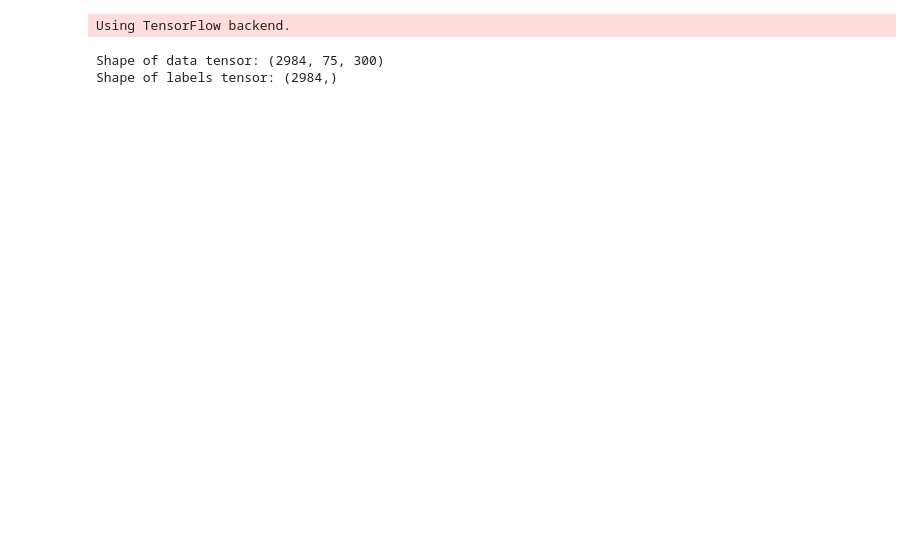
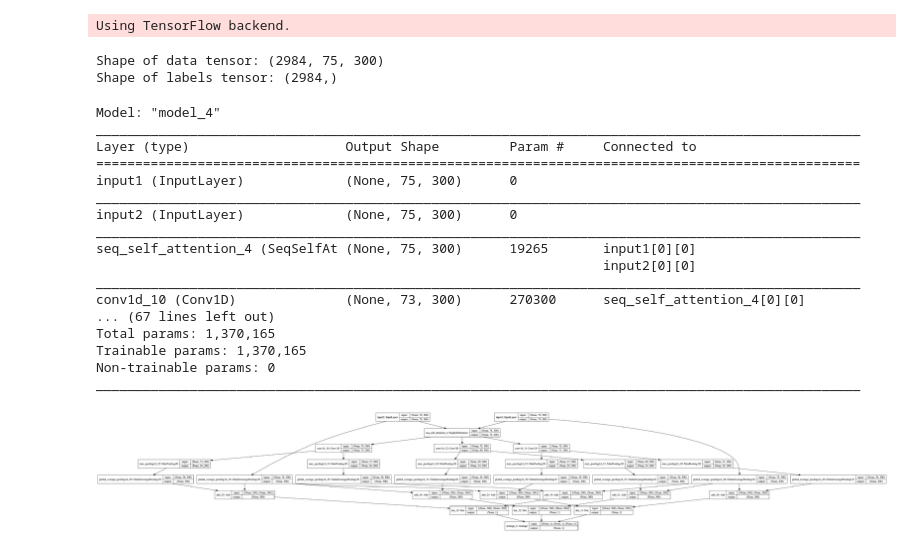
Before and after one commit to Keiichi-S/STS_Multi_filters_CNN, a Jupyter notebook: Multi-filters-CNN.ipynb, the cells around one changed output. Drawn from its saved outputs; the diff is of its cells as text; code cells hidden in the pictures; blank space fills up the shorter version.

```diff
--- a/Multi-filters-CNN.ipynb
+++ b/Multi-filters-CNN.ipynb
@@ -159,9 +159,38 @@ def build_model():
     return model
 # %%
 from keras.callbacks import *
+from keras.utils import plot_model
+import matplotlib.pyplot as plt
+import numpy as np
+from PIL import *
 
 model = build_model()
-history = model.fit([data_left, data_right], labels, validation_split=0.2, epochs=20, batch_size=100, callbacks=[ModelCheckpoint(filepath='my_model_cnn.h5', monitor='val_loss', save_best_only=True)])
+plot_model(model, to_file='cnn_model.png', show_shapes=True, show_layer_names=True)
+im = Image.open('cnn_model.png')
+plt.figure(figsize=(100,100))
+plt.axis('off')
+plt.imshow(np.array(im))
+plt.show()
+#history = model.fit([data_left, data_right], labels, validation_split=0.2, epochs=20, batch_size=100, callbacks=[ModelCheckpoint(filepath='my_model_cnn.h5', monitor='val_loss', save_best_only=True)])
+# %% [output]
+Model: "model_4"
+__________________________________________________________________________________________________
+Layer (type)                    Output Shape         Param #     Connected to
+==================================================================================================
+input1 (InputLayer)             (None, 75, 300)      0
+__________________________________________________________________________________________________
+input2 (InputLayer)             (None, 75, 300)      0
+__________________________________________________________________________________________________
+seq_self_attention_4 (SeqSelfAt (None, 75, 300)      19265       input1[0][0]
+                                                                 input2[0][0]
+__________________________________________________________________________________________________
+conv1d_10 (Conv1D)              (None, 73, 300)      270300      seq_self_attention_4[0][0]
+... (67 lines left out)
+Total params: 1,370,165
+Trainable params: 1,370,165
+Non-trainable params: 0
+__________________________________________________________________________________________________
+[figure, added]
 # %%
 import matplotlib.pyplot as plt
 import numpy as np
```
Also changed, not shown: 1 other file.
